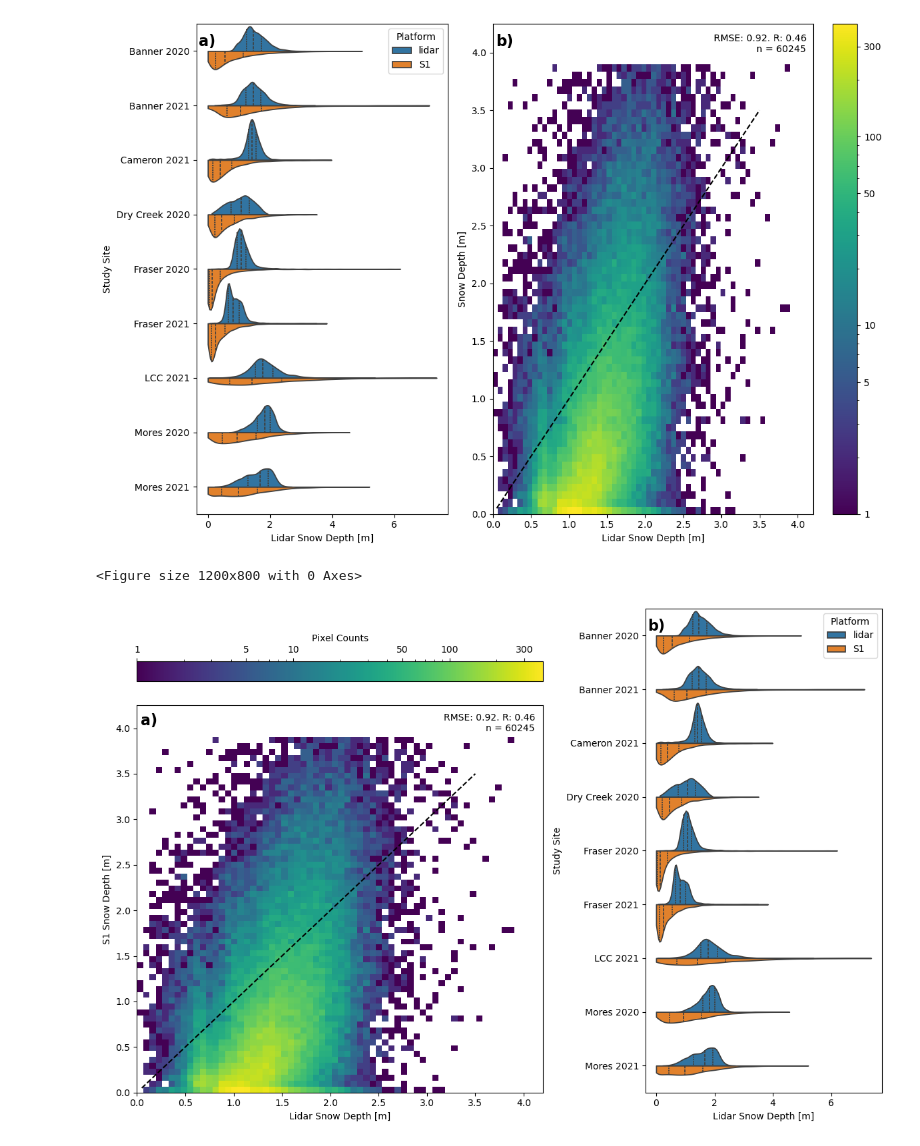
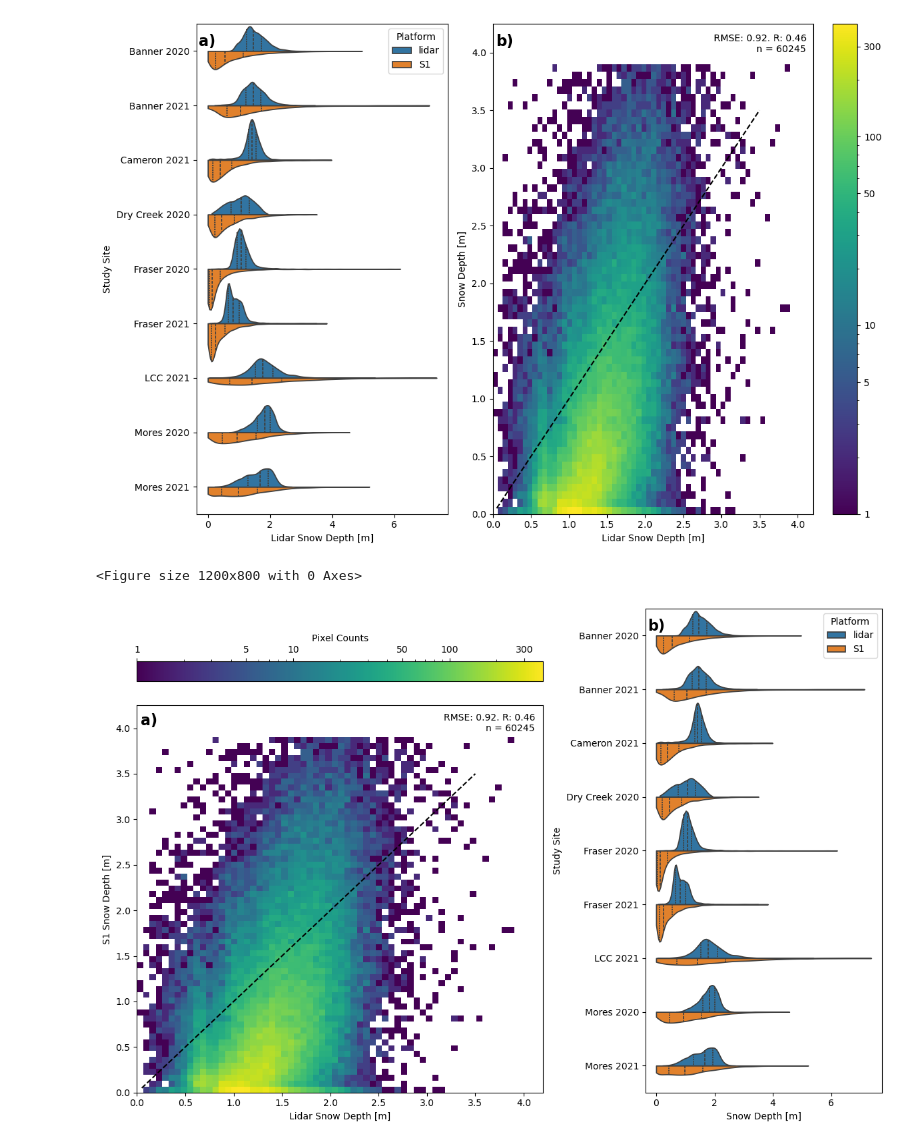
Before and after one commit to ZachHoppinen/spicy-analysis, a Jupyter notebook: src/compare/overall/overall_performance.ipynb, the cells around one changed output. Saved outputs shown, nothing was run; the diff lists cells and outputs as text; code cells hidden in the pictures.

Commit message:
change x label on figure 3

```diff
--- a/src/compare/overall/overall_performance.ipynb
+++ b/src/compare/overall/overall_performance.ipynb
@@ -242,35 +242,35 @@ cbar.set_ticklabels([1, 5, 10,50, 100, 300])
 r, b, mae, rmse = get_stats(mean_x, mean_y)
 # axes[0].text(0.98, 0.98, f'R: {r:.2f}', transform = axes[0].transAxes, ha = 'right', va = 'top')
 # axes[0].legend(loc = 'lower right')
 
 sns.violinplot(data = full.sort_values('Study Site').reset_index(), x = 'snow_depth', y = 'Study Site', hue = 'Platform', split=True, inner='quartile', cut=0, ax = f_ax2, width = 1.5)
 
 for ax, letter in zip(all_axes, ['a','b','c']):
     ax.text(0.01, 0.98,f'{letter})', transform=ax.transAxes, ha = 'left', va = 'top', weight='bold', size = 16)
 
 for ax in axes:
     ax.set_ylim(0, 4.25)
     ax.set_xlim(0, 4.2)
     ax.set_xlabel('Lidar Snow Depth [m]')
     ax.set_ylabel('Sentinel-1 Snow Depth [m]')
     ax.plot([0.05, 3.5], [0.05, 3.5], linestyle = 'dashed', color = 'black')
     ax.set_ylabel('Snow Depth [m]')
 f_ax1.set_title('Overall Histogram of Snow Depths')
 f_ax1.set_title('')
 f_ax1.set_ylabel('S1 Snow Depth [m]')
 f_ax2.set_xlabel('Snow Depth [m]')
 f_ax2.set_title('Study Site Snow Depth Distributions')
 f_ax2.set_title('')
-f_ax2.set_xlabel('Lidar Snow Depth [m]')
+f_ax2.set_xlabel('Snow Depth [m]')
 
 plt.subplots_adjust(hspace = 0.2, wspace = 0.2)
 
 plt.tight_layout()
 
 plt.savefig('../../../figures/overall/overall_3panel.png')
 # %% [output]
 <Figure size 1200x800 with 0 Axes>
-[figure, old version]
+[figure, new version]
 # %%
 # loc_colors = {'Banner_2020-02-18': 'mediumspringgreen', 'Banner_2021-03-15': 'mediumseagreen', 'Cameron_2021-03-19': 'orange', \
 #     'Dry_Creek_2020-02-19': 'darkorchid', 'Frasier_2020-02-11': 'lightskyblue', 'Frasier_2021-03-19': 'cornflowerblue', \
```
Also changed, not shown: 1 other file.
